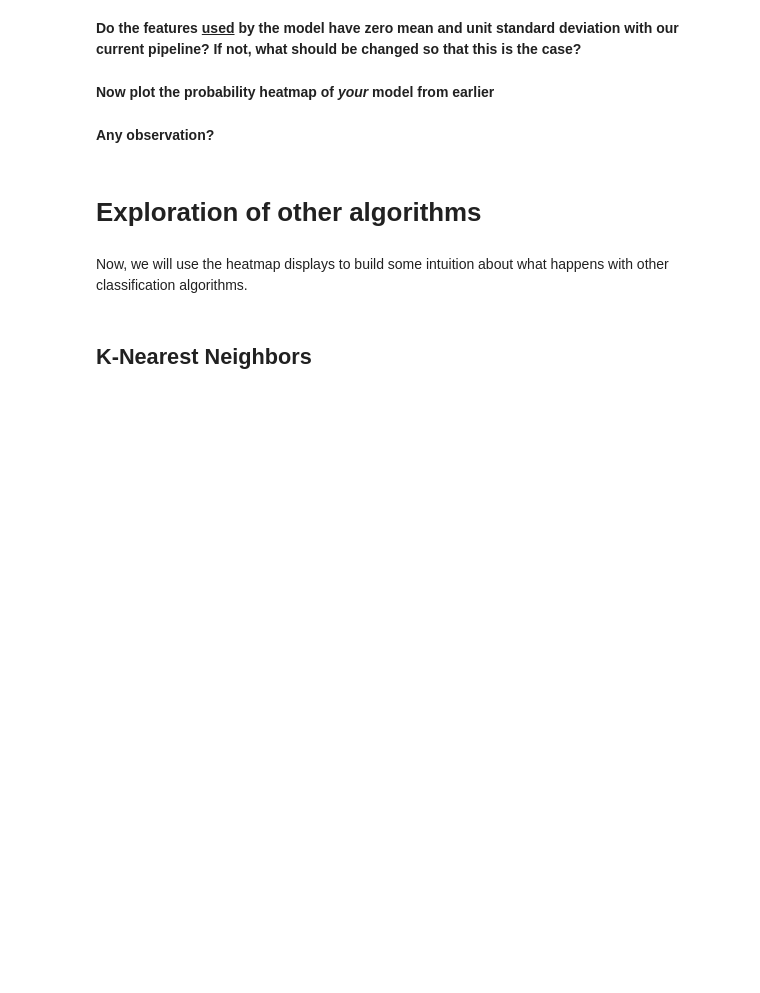
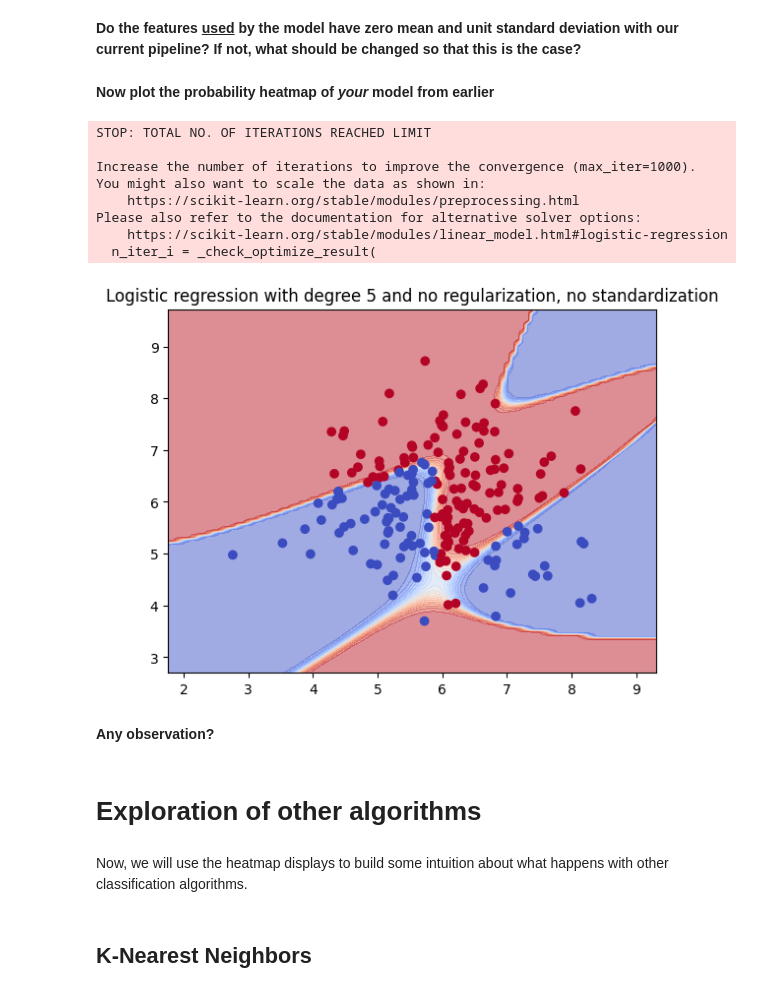
Before and after one commit to audreybvt/ML, a Jupyter notebook: Lab 3 - Classifiers.ipynb, the cells around one changed output. Drawn from its saved outputs; the diff is of its cells as text; code cells hidden in the pictures; blank space fills up the shorter version.

```diff
--- a/Lab 3 - Classifiers.ipynb
+++ b/Lab 3 - Classifiers.ipynb
@@ -331,5 +330,36 @@ plt.show()
 #We should use StandardScaler() after computing the features.
 # %% [markdown]
 **Now plot the probability heatmap of *your* model from earlier**
+# %%
+pipeline = Pipeline([
+    #('scaler', StandardScaler()), # standardize features
+    ('poly', PolynomialFeatures(degree=5)), # I change with the degree I have found
+    ('logreg', LogisticRegression(penalty=None, max_iter=1000)) # I didn't use any regularization
+])
+
+# Fit the pipeline
+pipeline.fit(X_train, y_train)
+
+# Give the pipeline to DecisionBoundaryDisplay to plot the probability heatmap
+disp = DecisionBoundaryDisplay.from_estimator(
+    pipeline, X_train,
+    response_method="predict_proba",
+    cmap=plt.cm.coolwarm, # colors to use (0 is blue, 1 is red)
+    alpha=0.5, # level of transparency
+    levels=20 # use 20 different nuances of color
+)
+disp.ax_.scatter(X_train[:, 0], X_train[:, 1], c=y_train, cmap=plt.cm.coolwarm)
+plt.title("Logistic regression with degree 5 and no regularization, no standardization")
+plt.show()
+# %% [output]
+STOP: TOTAL NO. OF ITERATIONS REACHED LIMIT
+
+Increase the number of iterations to improve the convergence (max_iter=1000).
+You might also want to scale the data as shown in:
+    https://scikit-learn.org/stable/modules/preprocessing.html
+Please also refer to the documentation for alternative solver options:
+    https://scikit-learn.org/stable/modules/linear_model.html#logistic-regression
+  n_iter_i = _check_optimize_result(
+[figure, added]
 # %% [markdown]
 **Any observation?**
```
Also changed, not shown: parts of 4 cells of this notebook.
